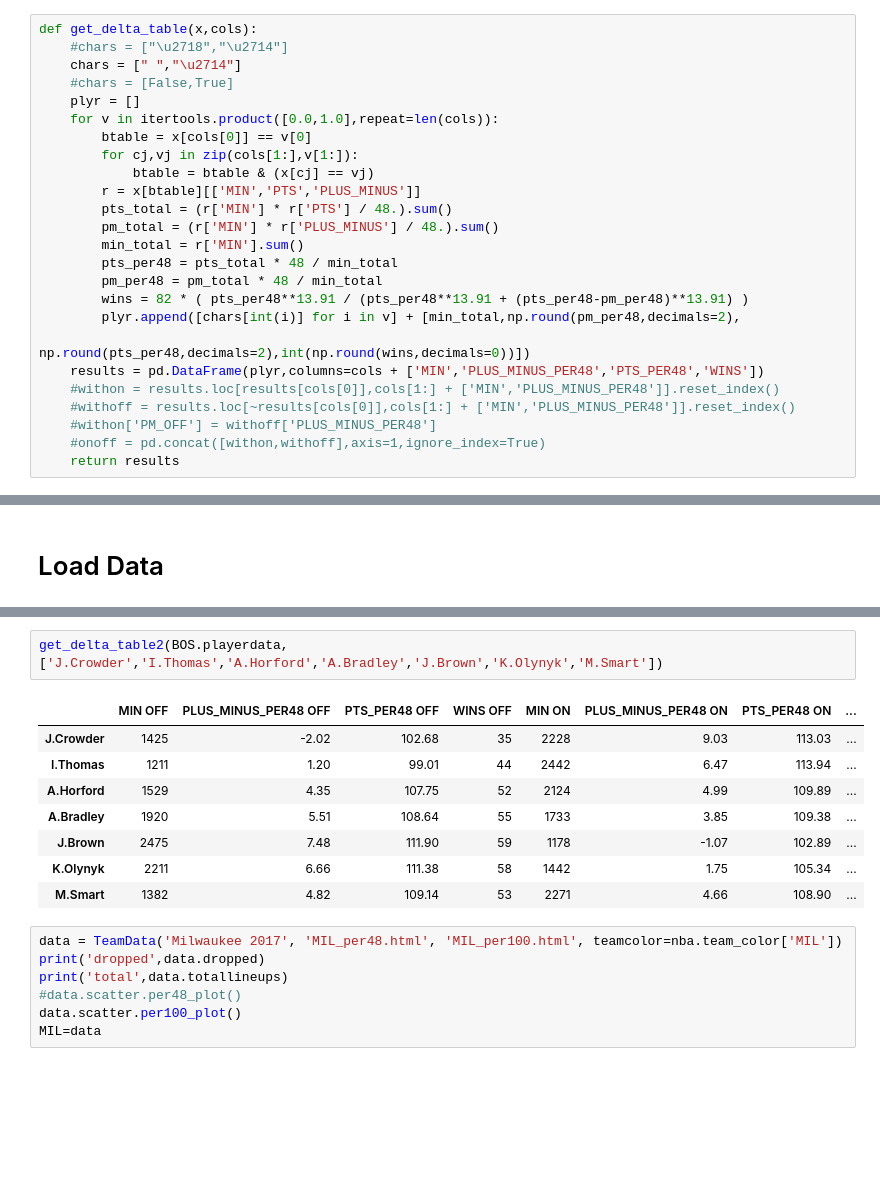
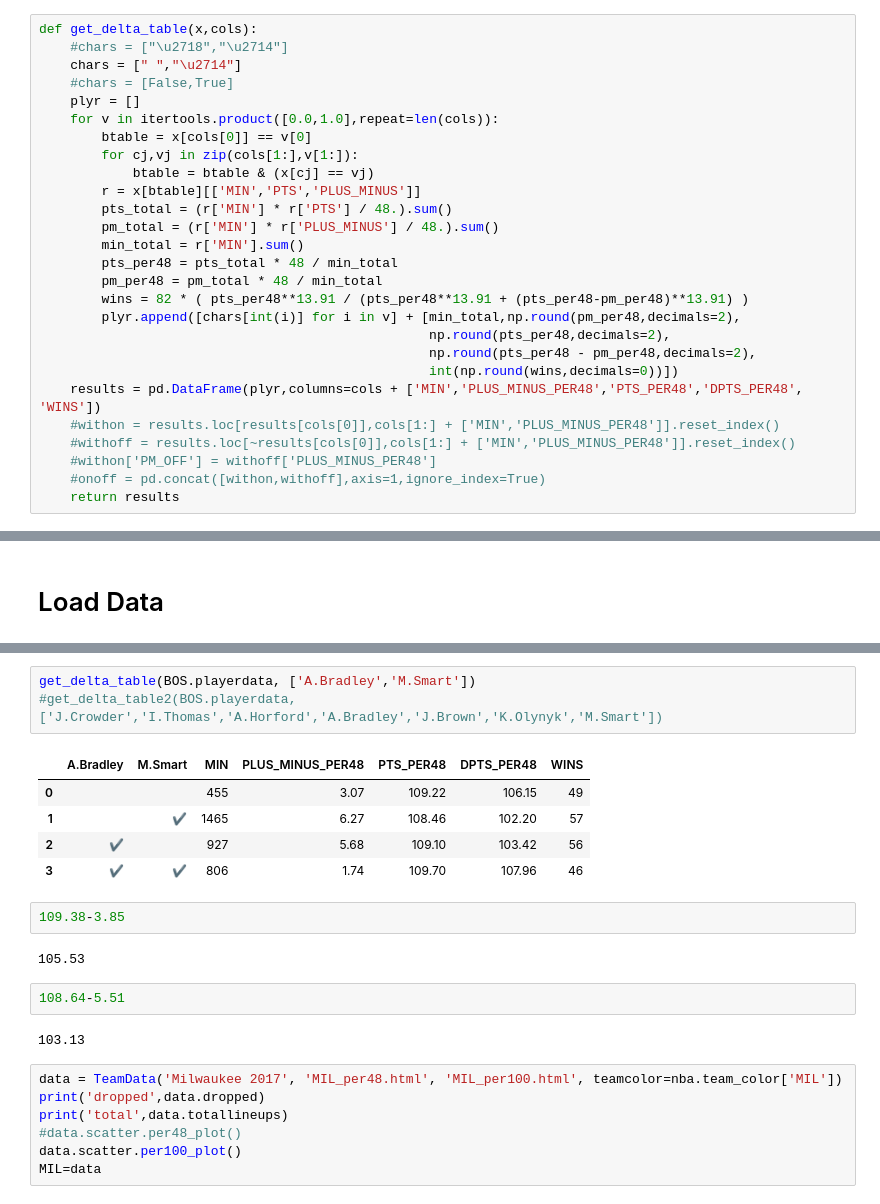
Before and after one commit to GrossmanJoshua/basketball, a Jupyter notebook: clineup/LineupAdjustedPlusMinus.ipynb, the cells around one changed output, grey strips where cells are left out. Cells and saved outputs as stored; diff of their text form; blank space fills up the shorter version.

```diff
--- a/clineup/LineupAdjustedPlusMinus.ipynb
+++ b/clineup/LineupAdjustedPlusMinus.ipynb
@@ -285,8 +285,10 @@ def get_delta_table(x,cols):
         pm_per48 = pm_total * 48 / min_total
         wins = 82 * ( pts_per48**13.91 / (pts_per48**13.91 + (pts_per48-pm_per48)**13.91) )
         plyr.append([chars[int(i)] for i in v] + [min_total,np.round(pm_per48,decimals=2),
-                                                  np.round(pts_per48,decimals=2),int(np.round(wins,decimals=0))])
-    results = pd.DataFrame(plyr,columns=cols + ['MIN','PLUS_MINUS_PER48','PTS_PER48','WINS'])
+                                                  np.round(pts_per48,decimals=2),
+                                                  np.round(pts_per48 - pm_per48,decimals=2),
+                                                  int(np.round(wins,decimals=0))])
+    results = pd.DataFrame(plyr,columns=cols + ['MIN','PLUS_MINUS_PER48','PTS_PER48','DPTS_PER48', 'WINS'])
     #withon = results.loc[results[cols[0]],cols[1:] + ['MIN','PLUS_MINUS_PER48']].reset_index()
     #withoff = results.loc[~results[cols[0]],cols[1:] + ['MIN','PLUS_MINUS_PER48']].reset_index()
     #withon['PM_OFF'] = withoff['PLUS_MINUS_PER48']
@@ -336,16 +338,22 @@ dropped {'D.Jackson'}
 total 249
 [interactive output not drawn]
 # %%
-get_delta_table2(BOS.playerdata, ['J.Crowder','I.Thomas','A.Horford','A.Bradley','J.Brown','K.Olynyk','M.Smart'])
+get_delta_table(BOS.playerdata, ['A.Bradley','M.Smart'])
+#get_delta_table2(BOS.playerdata, ['J.Crowder','I.Thomas','A.Horford','A.Bradley','J.Brown','K.Olynyk','M.Smart'])
 # %% [output]
-|  | MIN OFF | PLUS_MINUS_PER48 OFF | PTS_PER48 OFF | WINS OFF | MIN ON | PLUS_MINUS_PER48 ON | PTS_PER48 ON | ... |
-| J.Crowder | 1425 | -2.02 | 102.68 | 35 | 2228 | 9.03 | 113.03 | ... |
-| I.Thomas | 1211 | 1.20 | 99.01 | 44 | 2442 | 6.47 | 113.94 | ... |
-| A.Horford | 1529 | 4.35 | 107.75 | 52 | 2124 | 4.99 | 109.89 | ... |
-| A.Bradley | 1920 | 5.51 | 108.64 | 55 | 1733 | 3.85 | 109.38 | ... |
-| J.Brown | 2475 | 7.48 | 111.90 | 59 | 1178 | -1.07 | 102.89 | ... |
-| K.Olynyk | 2211 | 6.66 | 111.38 | 58 | 1442 | 1.75 | 105.34 | ... |
-| M.Smart | 1382 | 4.82 | 109.14 | 53 | 2271 | 4.66 | 108.90 | ... |
+|  | A.Bradley | M.Smart | MIN | PLUS_MINUS_PER48 | PTS_PER48 | DPTS_PER48 | WINS |
+| 0 |  |  | 455 | 3.07 | 109.22 | 106.15 | 49 |
+| 1 |  | ✔ | 1465 | 6.27 | 108.46 | 102.20 | 57 |
+| 2 | ✔ |  | 927 | 5.68 | 109.10 | 103.42 | 56 |
+| 3 | ✔ | ✔ | 806 | 1.74 | 109.70 | 107.96 | 46 |
+# %%
+109.38-3.85
+# %% [output]
+105.53
+# %%
+108.64-5.51
+# %% [output]
+103.13
 # %%
 data = TeamData('Milwaukee 2017', 'MIL_per48.html', 'MIL_per100.html', teamcolor=nba.team_color['MIL'])
 print('dropped',data.dropped)
```
Also changed, not shown: 1 other file.
